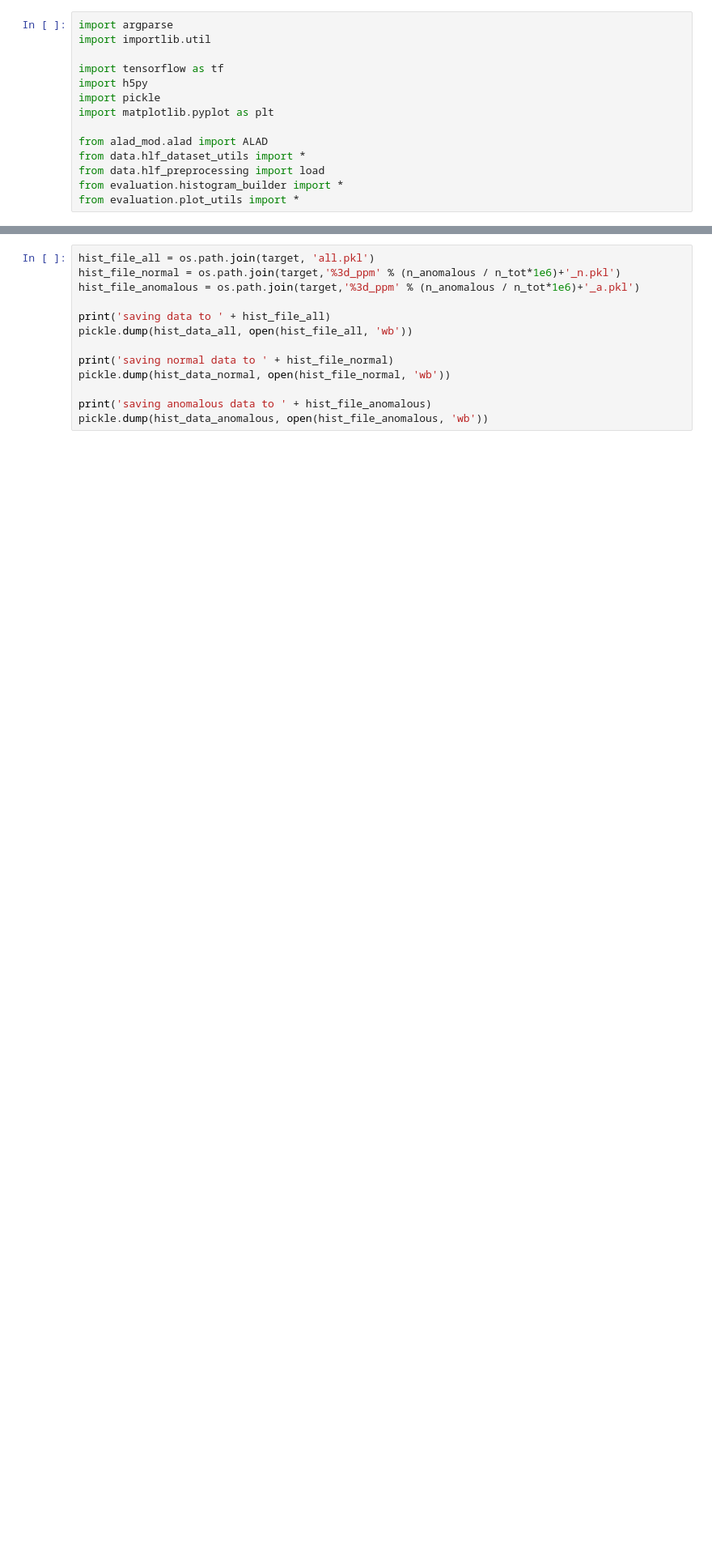
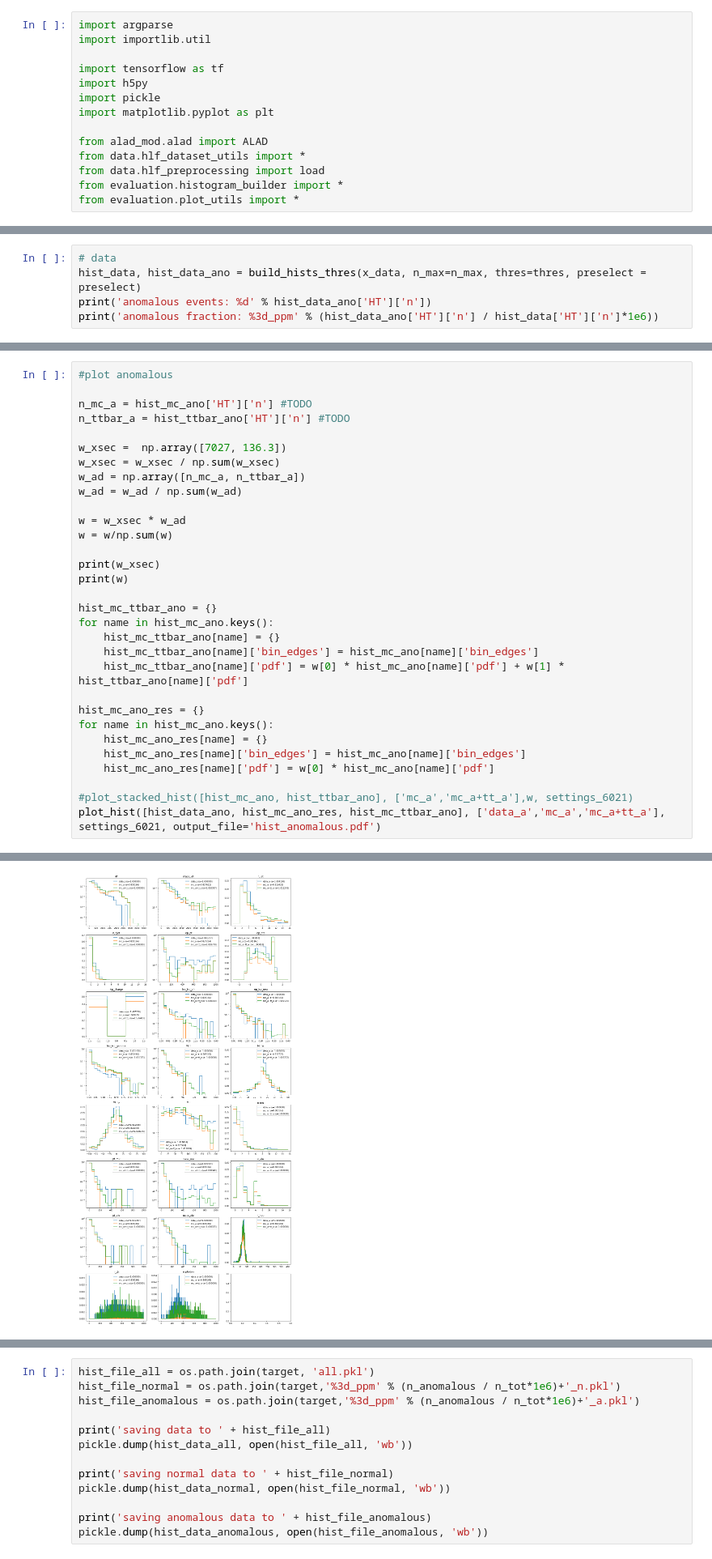
Before and after one commit to oliverkn/alad-for-lhc, a Jupyter notebook: evaluation/anomaly_hist.ipynb, the cells around one changed output, grey strips where cells are left out. Shown at 81% size. Drawn from its saved outputs; the diff is of its cells as text; blank space fills up the shorter version.

```diff
--- a/evaluation/anomaly_hist.ipynb
+++ b/evaluation/anomaly_hist.ipynb
@@ -144,0 +168,5 @@ anomalous fraction: 200_ppm
+# %%
+# data
+hist_data, hist_data_ano = build_hists_thres(x_data, n_max=n_max, thres=thres, preselect = preselect)
+print('anomalous events: %d' % hist_data_ano['HT']['n'])
+print('anomalous fraction: %3d_ppm' % (hist_data_ano['HT']['n'] / hist_data['HT']['n']*1e6))
@@ -144,0 +191,32 @@ anomalous fraction: 200_ppm
+# %%
+#plot anomalous
+
+n_mc_a = hist_mc_ano['HT']['n'] #TODO
+n_ttbar_a = hist_ttbar_ano['HT']['n'] #TODO
+
+w_xsec =  np.array([7027, 136.3])
+w_xsec = w_xsec / np.sum(w_xsec)
+w_ad = np.array([n_mc_a, n_ttbar_a])
+w_ad = w_ad / np.sum(w_ad)
+
+w = w_xsec * w_ad
+w = w/np.sum(w)
+
+print(w_xsec)
+print(w)
+
+hist_mc_ttbar_ano = {}
+for name in hist_mc_ano.keys():
+    hist_mc_ttbar_ano[name] = {}
+    hist_mc_ttbar_ano[name]['bin_edges'] = hist_mc_ano[name]['bin_edges']
+    hist_mc_ttbar_ano[name]['pdf'] = w[0] * hist_mc_ano[name]['pdf'] + w[1] * hist_ttbar_ano[name]['pdf']
+
+hist_mc_ano_res = {}
+for name in hist_mc_ano.keys():
+    hist_mc_ano_res[name] = {}
+    hist_mc_ano_res[name]['bin_edges'] = hist_mc_ano[name]['bin_edges']
+    hist_mc_ano_res[name]['pdf'] = w[0] * hist_mc_ano[name]['pdf']
+
+#plot_stacked_hist([hist_mc_ano, hist_ttbar_ano], ['mc_a','mc_a+tt_a'],w, settings_6021)
+plot_hist([hist_data_ano, hist_mc_ano_res, hist_mc_ttbar_ano], ['data_a','mc_a','mc_a+tt_a'], settings_6021, output_file='hist_anomalous.pdf')
+# %% [output]
@@ -144,0 +226 @@ anomalous fraction: 200_ppm
+[figure, added]
```
Also changed, not shown: parts of 11 cells of this notebook, 13 other files.
